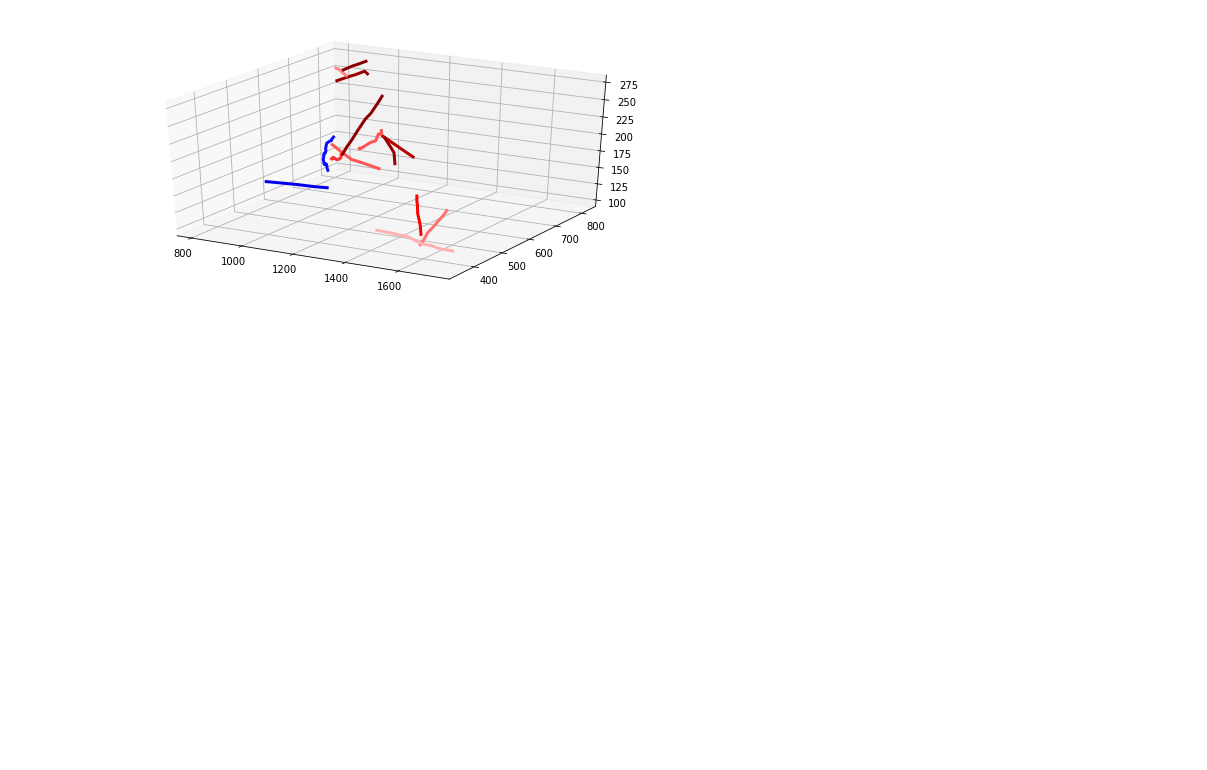
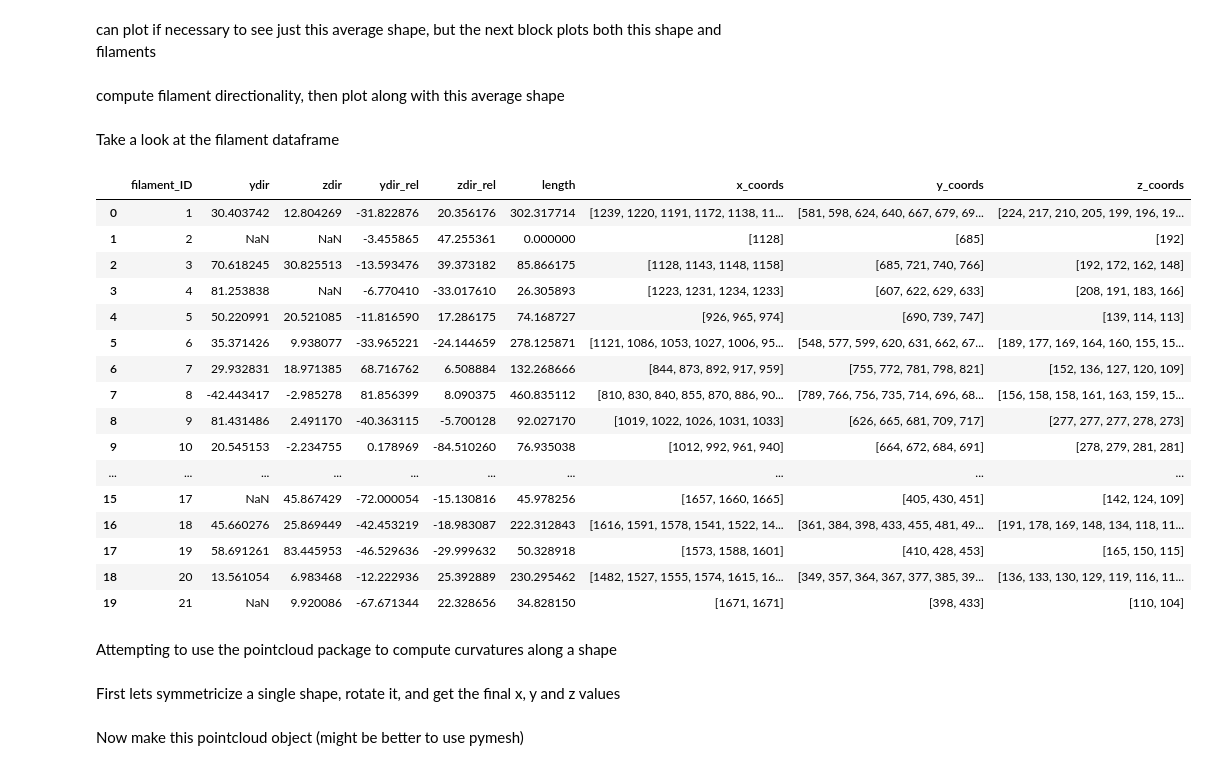
Before and after one commit to RangamaniLabUCSD/actincme, a Jupyter notebook: Notebooks/Normal_Tangential_Filament_Orientations.ipynb, the cells around one changed output. Drawn from its saved outputs; the diff is of its cells as text; code cells hidden in the pictures; blank space fills up the shorter version.

Commit message:
Relative angle of filaments + average shape rotation + attempt at curvature calculation

```diff
--- a/Notebooks/Normal_Tangential_Filament_Orientations.ipynb
+++ b/Notebooks/Normal_Tangential_Filament_Orientations.ipynb
@@ -11,6 +46,9 @@ filaments.calculate_directionality() #handles all the logic
+# %% [markdown]
+can plot if necessary to see just this average shape, but the next block plots both this shape and filaments
 # %%
-fig = plt.figure(figsize=[10,5])
-ax=fig.add_subplot(111, projection='3d')
-filaments.plot_filaments(ax)
+
+# fig = plt.figure(figsize=[16,8])
+# ax=fig.add_subplot(111, projection='3d')
+# AvgRot.plot_averaged_curve(ax, xlims=False, save=True)
-# %% [output]
-[figure, removed]
+# %% [markdown]
+compute filament directionality, then plot along with this average shape
@@ -16,0 +64,26 @@ filaments.plot_filaments(ax)
+# %% [markdown]
+Take a look at the filament dataframe
+# %%
+filaments._filament_orientation_dataframe
+# %% [output]
+|  | filament_ID | ydir | zdir | ydir_rel | zdir_rel | length | x_coords | y_coords | z_coords |
+| 0 | 1 | 30.403742 | 12.804269 | -31.822876 | 20.356176 | 302.317714 | [1239, 1220, 1191, 1172, 1138, 11... | [581, 598, 624, 640, 667, 679, 69... | [224, 217, 210, 205, 199, 196, 19... |
+| 1 | 2 | NaN | NaN | -3.455865 | 47.255361 | 0.000000 | [1128] | [685] | [192] |
+| 2 | 3 | 70.618245 | 30.825513 | -13.593476 | 39.373182 | 85.866175 | [1128, 1143, 1148, 1158] | [685, 721, 740, 766] | [192, 172, 162, 148] |
+| 3 | 4 | 81.253838 | NaN | -6.770410 | -33.017610 | 26.305893 | [1223, 1231, 1234, 1233] | [607, 622, 629, 633] | [208, 191, 183, 166] |
+| 4 | 5 | 50.220991 | 20.521085 | -11.816590 | 17.286175 | 74.168727 | [926, 965, 974] | [690, 739, 747] | [139, 114, 113] |
+| 5 | 6 | 35.371426 | 9.938077 | -33.965221 | -24.144659 | 278.125871 | [1121, 1086, 1053, 1027, 1006, 95... | [548, 577, 599, 620, 631, 662, 67... | [189, 177, 169, 164, 160, 155, 15... |
+| 6 | 7 | 29.932831 | 18.971385 | 68.716762 | 6.508884 | 132.268666 | [844, 873, 892, 917, 959] | [755, 772, 781, 798, 821] | [152, 136, 127, 120, 109] |
+| 7 | 8 | -42.443417 | -2.985278 | 81.856399 | 8.090375 | 460.835112 | [810, 830, 840, 855, 870, 886, 90... | [789, 766, 756, 735, 714, 696, 68... | [156, 158, 158, 161, 163, 159, 15... |
+| 8 | 9 | 81.431486 | 2.491170 | -40.363115 | -5.700128 | 92.027170 | [1019, 1022, 1026, 1031, 1033] | [626, 665, 681, 709, 717] | [277, 277, 277, 278, 273] |
+| 9 | 10 | 20.545153 | -2.234755 | 0.178969 | -84.510260 | 76.935038 | [1012, 992, 961, 940] | [664, 672, 684, 691] | [278, 279, 281, 281] |
+| ... | ... | ... | ... | ... | ... | ... | ... | ... | ... |
+| 15 | 17 | NaN | 45.867429 | -72.000054 | -15.130816 | 45.978256 | [1657, 1660, 1665] | [405, 430, 451] | [142, 124, 109] |
+| 16 | 18 | 45.660276 | 25.869449 | -42.453219 | -18.983087 | 222.312843 | [1616, 1591, 1578, 1541, 1522, 14... | [361, 384, 398, 433, 455, 481, 49... | [191, 178, 169, 148, 134, 118, 11... |
+| 17 | 19 | 58.691261 | 83.445953 | -46.529636 | -29.999632 | 50.328918 | [1573, 1588, 1601] | [410, 428, 453] | [165, 150, 115] |
+| 18 | 20 | 13.561054 | 6.983468 | -12.222936 | 25.392889 | 230.295462 | [1482, 1527, 1555, 1574, 1615, 16... | [349, 357, 364, 367, 377, 385, 39... | [136, 133, 130, 129, 119, 116, 11... |
+| 19 | 21 | NaN | 9.920086 | -67.671344 | 22.328656 | 34.828150 | [1671, 1671] | [398, 433] | [110, 104] |
+# %% [markdown]
+Attempting to use the pointcloud package to compute curvatures along a shape
+# %% [markdown]
+First lets symmetricize a single shape, rotate it, and get the final x, y and z values
@@ -16,0 +103,2 @@ filaments.plot_filaments(ax)
+# %% [markdown]
+Now make this pointcloud object (might be better to use pymesh)
```
Also changed, not shown: parts of 15 cells of this notebook, 14 other files.
